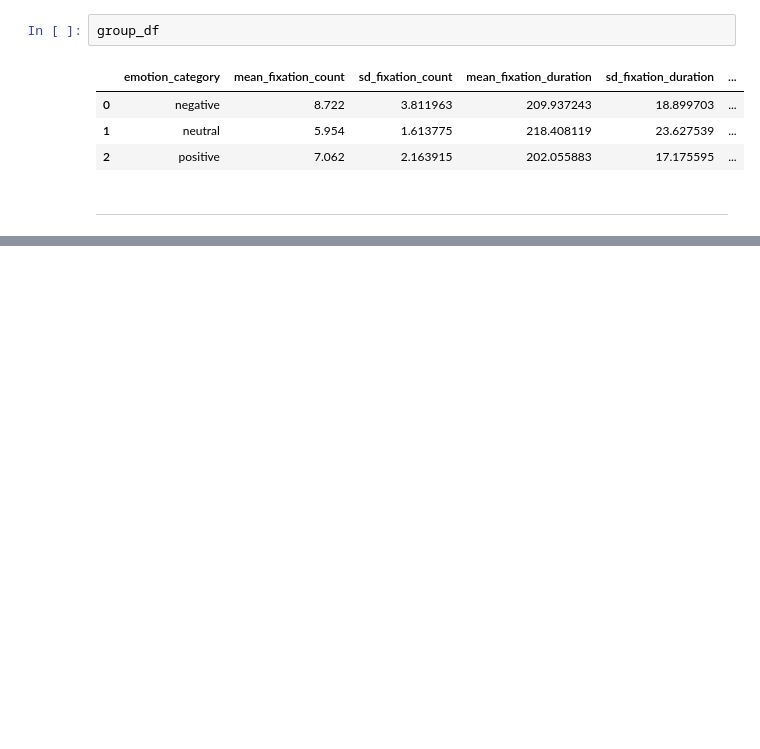
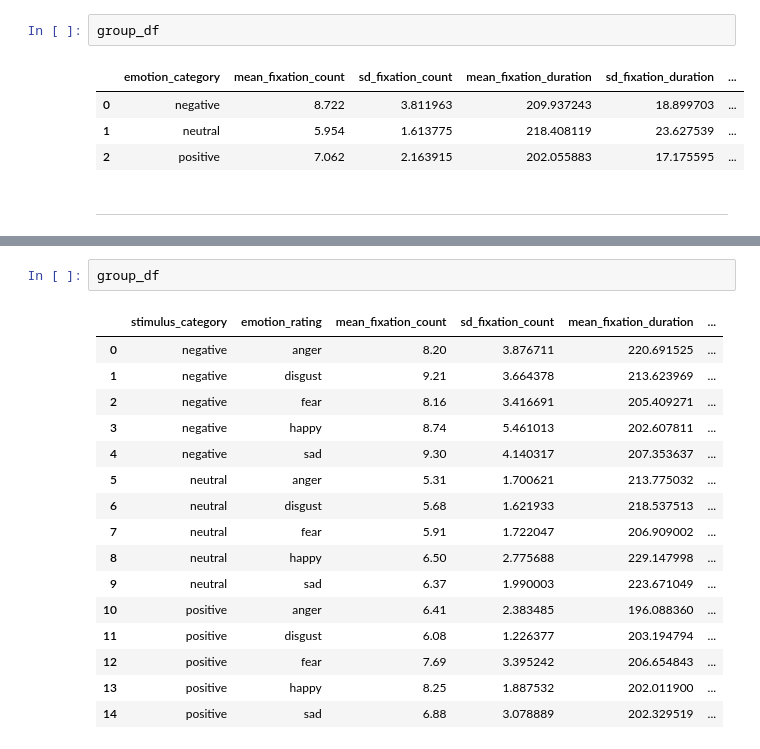
Before and after one commit to deepshiksharma/eye-tracking-ccs, a Jupyter notebook: preprocessing & analysis/fixations.ipynb, the cells around one changed output, grey strips where cells are left out. Drawn from its saved outputs; the diff is of its cells as text; blank space fills up the shorter version.

Commit message:
fixation code works

```diff
--- a/preprocessing & analysis/fixations.ipynb
+++ b/preprocessing & analysis/fixations.ipynb
@@ -522,0 +513,19 @@ Saved group-level metrics to: fixation_metrics_per_rating_screen\group_level_fix
+# %%
+group_df
+# %% [output]
+|  | stimulus_category | emotion_rating | mean_fixation_count | sd_fixation_count | mean_fixation_duration | ... |
+| 0 | negative | anger | 8.20 | 3.876711 | 220.691525 | ... |
+| 1 | negative | disgust | 9.21 | 3.664378 | 213.623969 | ... |
+| 2 | negative | fear | 8.16 | 3.416691 | 205.409271 | ... |
+| 3 | negative | happy | 8.74 | 5.461013 | 202.607811 | ... |
+| 4 | negative | sad | 9.30 | 4.140317 | 207.353637 | ... |
+| 5 | neutral | anger | 5.31 | 1.700621 | 213.775032 | ... |
+| 6 | neutral | disgust | 5.68 | 1.621933 | 218.537513 | ... |
+| 7 | neutral | fear | 5.91 | 1.722047 | 206.909002 | ... |
+| 8 | neutral | happy | 6.50 | 2.775688 | 229.147998 | ... |
+| 9 | neutral | sad | 6.37 | 1.990003 | 223.671049 | ... |
+| 10 | positive | anger | 6.41 | 2.383485 | 196.088360 | ... |
+| 11 | positive | disgust | 6.08 | 1.226377 | 203.194794 | ... |
+| 12 | positive | fear | 7.69 | 3.395242 | 206.654843 | ... |
+| 13 | positive | happy | 8.25 | 1.887532 | 202.011900 | ... |
+| 14 | positive | sad | 6.88 | 3.078889 | 202.329519 | ... |
```
Also changed, not shown: parts of 4 cells of this notebook.
